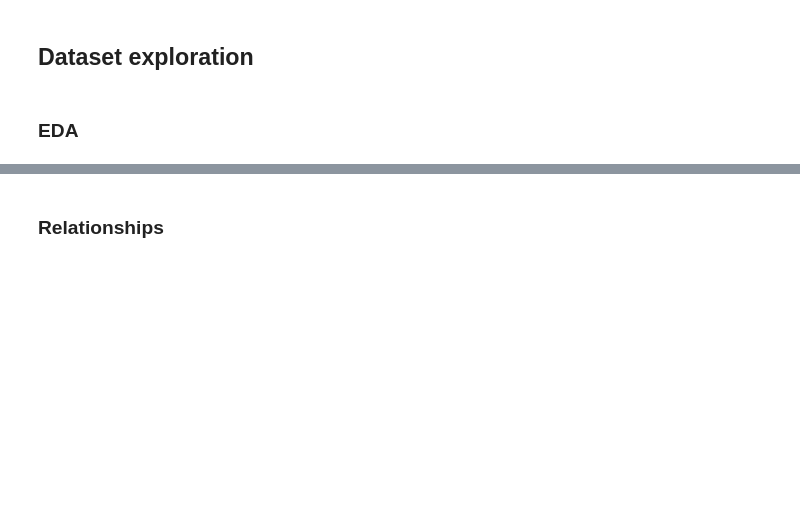
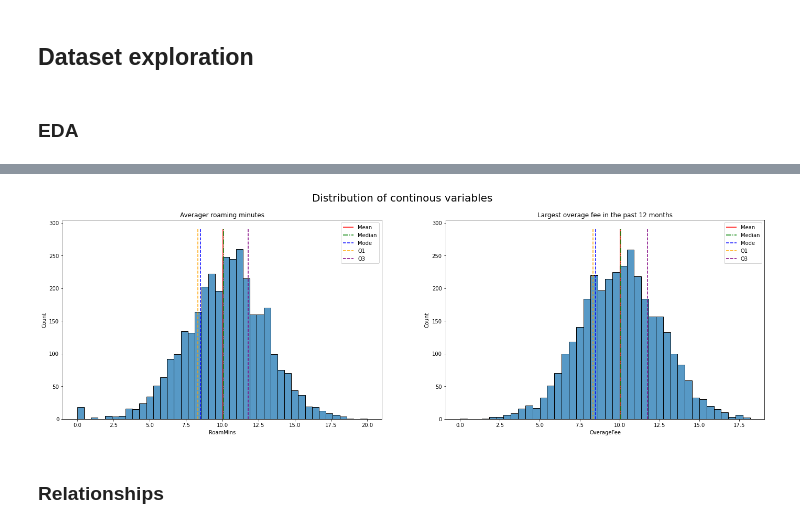
Before and after one commit to CarJung/Churn_exploration, a Jupyter notebook: Report.ipynb, the cells around one changed output, grey strips where cells are left out. Saved outputs shown, nothing was run; the diff lists cells and outputs as text; code cells hidden in the pictures; blank space fills up the shorter version.

```diff
--- a/Report.ipynb
+++ b/Report.ipynb
@@ -25,3 +130,27 @@ data = pd.read_csv('data/telecom_churn.csv')
+# %%
+fig, ax = plt.subplots( 1,2, figsize=(24, 7))
+plt.suptitle('Distribution of continous variables', fontsize=20)
+
+sns.histplot(data['RoamMins'], ax = ax[0]);
+ax[0].set_title('Averager roaming minutes')
+ax[0].vlines(data['OverageFee'].mean(),0,290,color='red',label='Mean' , linestyles='solid')
+ax[0].vlines(data['OverageFee'].median(),0,290,color='green',label='Median', linestyles='dashdot')
+ax[0].vlines(data['OverageFee'].mode()[0],0,290,color='blue',label='Mode', linestyles='dashed')
+ax[0].vlines(data['OverageFee'].quantile(0.25),0,290,color='orange',label='Q1', linestyles='dashed')
+ax[0].vlines(data['OverageFee'].quantile(0.75),0,290,color='purple',label='Q3', linestyles='dashed')
+ax[0].legend();
+
+
+sns.histplot(data['OverageFee'], ax = ax[1]);
+ax[1].set_title('Largest overage fee in the past 12 months')
+ax[1].vlines(data['OverageFee'].mean(),0,290,color='red',label='Mean' , linestyles='solid')
+ax[1].vlines(data['OverageFee'].median(),0,290,color='green',label='Median', linestyles='dashdot')
+ax[1].vlines(data['OverageFee'].mode()[0],0,290,color='blue',label='Mode', linestyles='dashed')
+ax[1].vlines(data['OverageFee'].quantile(0.25),0,290,color='orange',label='Q1', linestyles='dashed')
+ax[1].vlines(data['OverageFee'].quantile(0.75),0,290,color='purple',label='Q3', linestyles='dashed')
+ax[1].legend();
+# %% [output]
+[figure, added]
 # %% [markdown]
 ### Relationships
 # %% [markdown]
```
Also changed, not shown: parts of 9 cells of this notebook, 1 other file.
